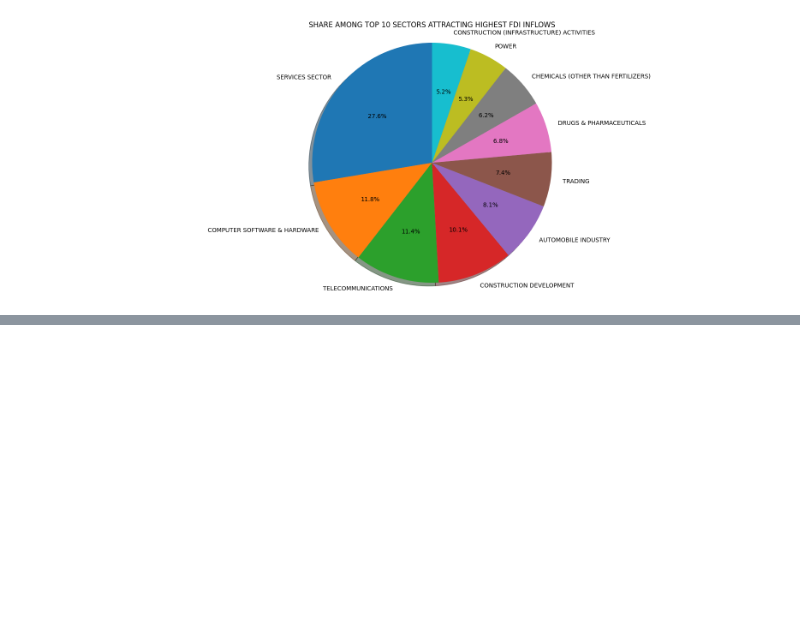
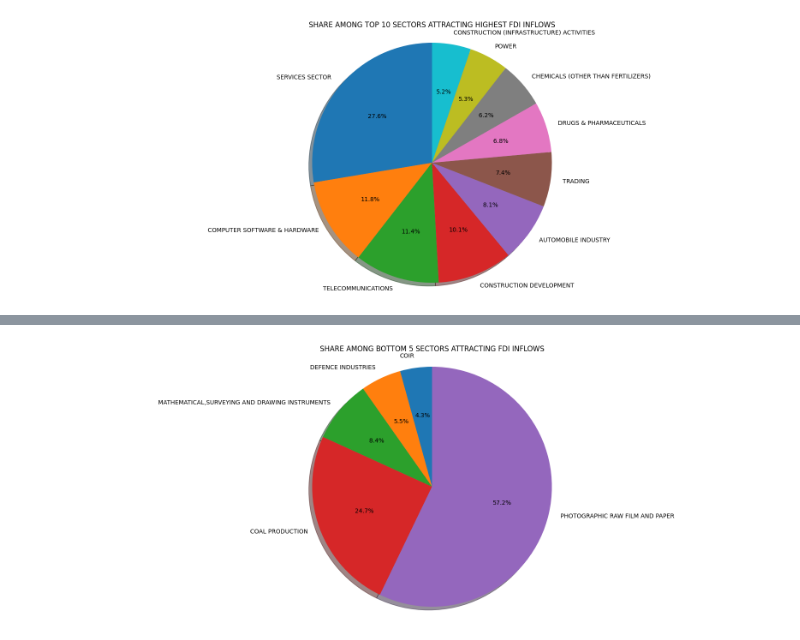
Before and after one commit to yash66gupta/FDI-Analysis, a Jupyter notebook: FDI_Analysis.ipynb, the cells around one changed output, grey strips where cells are left out. Drawn from its saved outputs; the diff is of its cells as text; code cells hidden in the pictures; blank space fills up the shorter version.

```diff
--- a/FDI_Analysis.ipynb
+++ b/FDI_Analysis.ipynb
@@ -340,0 +367,10 @@ plt.show()
+# %%
+#Creating pie chart to visualise percentage share of FDI among top 10 sectors using Matplotlib
+
+plt.figure(figsize=(20,8))
+plt.pie(Bottom_5_Sectors['FDI(₹ Crores)'],labels=Bottom_5_Sectors.index,autopct='%1.1f%%',shadow=True,startangle=90)
+plt.axis('equal')
+plt.title('SHARE AMONG BOTTOM 5 SECTORS ATTRACTING FDI INFLOWS')
+plt.show()
+# %% [output]
+[figure, added]
```
Also changed, not shown: parts of 9 cells of this notebook.
